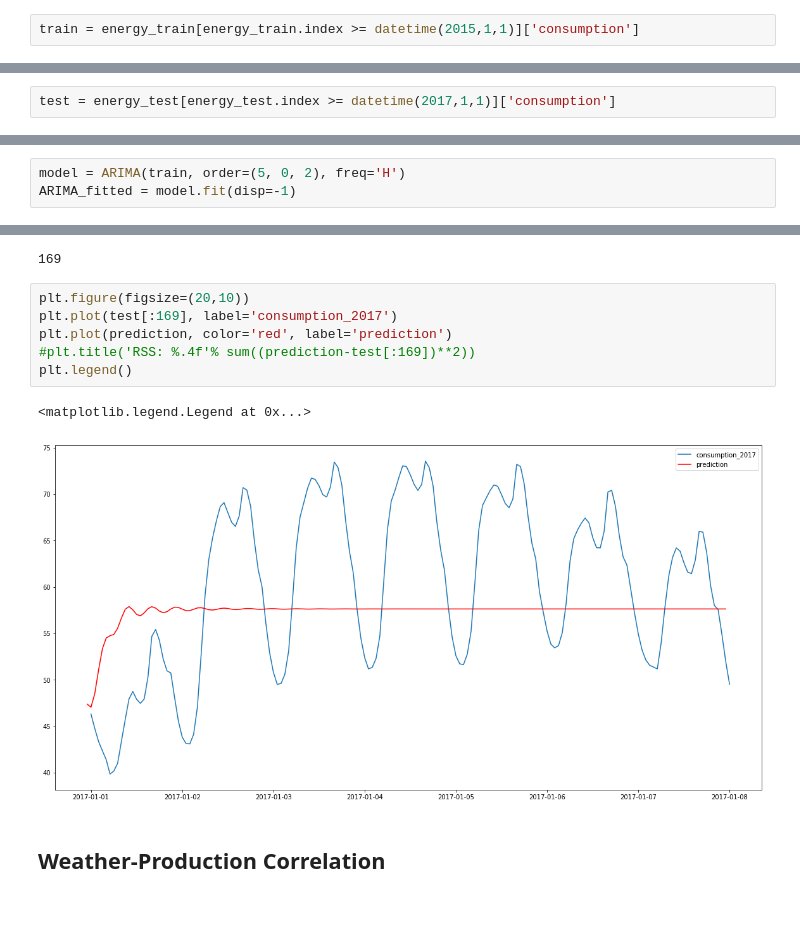
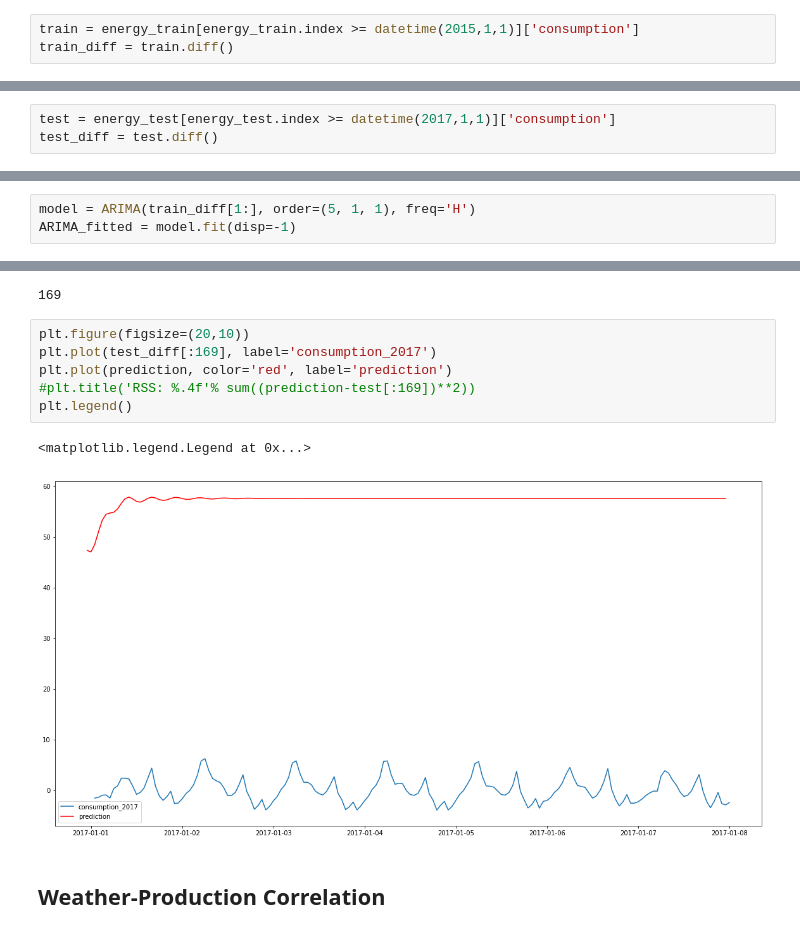
Before and after one commit to peveloper/hackenergy, a Jupyter notebook: Data Exploration.ipynb, the cells around one changed output, grey strips where cells are left out. Drawn from its saved outputs; the diff is of its cells as text.

```diff
--- a/Data Exploration.ipynb
+++ b/Data Exploration.ipynb
@@ -46,3 +46,4 @@ energy_train.head()
 Train with 2016 and test with 2017
 # %%
 train = energy_train[energy_train.index >= datetime(2015,1,1)]['consumption']
+train_diff = train.diff()
@@ -49,3 +60,4 @@ train = energy_train[energy_train.index >= datetime(2015,1,1)]['consumption']
 # %%
 test = energy_test[energy_test.index >= datetime(2017,1,1)]['consumption']
+test_diff = test.diff()
 # %%
@@ -74,5 +86,5 @@ plt.tight_layout()
 # %%
-model = ARIMA(train, order=(5, 0, 2), freq='H')
+model = ARIMA(train_diff[1:], order=(5, 1, 1), freq='H')
 ARIMA_fitted = model.fit(disp=-1)
 # %%
 plt.figure(figsize=(20,10))
@@ -97,13 +109,13 @@ len(prediction)
 169
 # %%
 plt.figure(figsize=(20,10))
-plt.plot(test[:169], label='consumption_2017')
+plt.plot(test_diff[:169], label='consumption_2017')
 plt.plot(prediction, color='red', label='prediction')
 #plt.title('RSS: %.4f'% sum((prediction-test[:169])**2))
 plt.legend()
 # %% [output]
 <matplotlib.legend.Legend at 0x...>
-[figure, old version]
+[figure, new version]
 # %% [markdown]
 ## Weather-Production Correlation
 # %%
```
Also changed, not shown: parts of 5 cells of this notebook, 5 other files.
